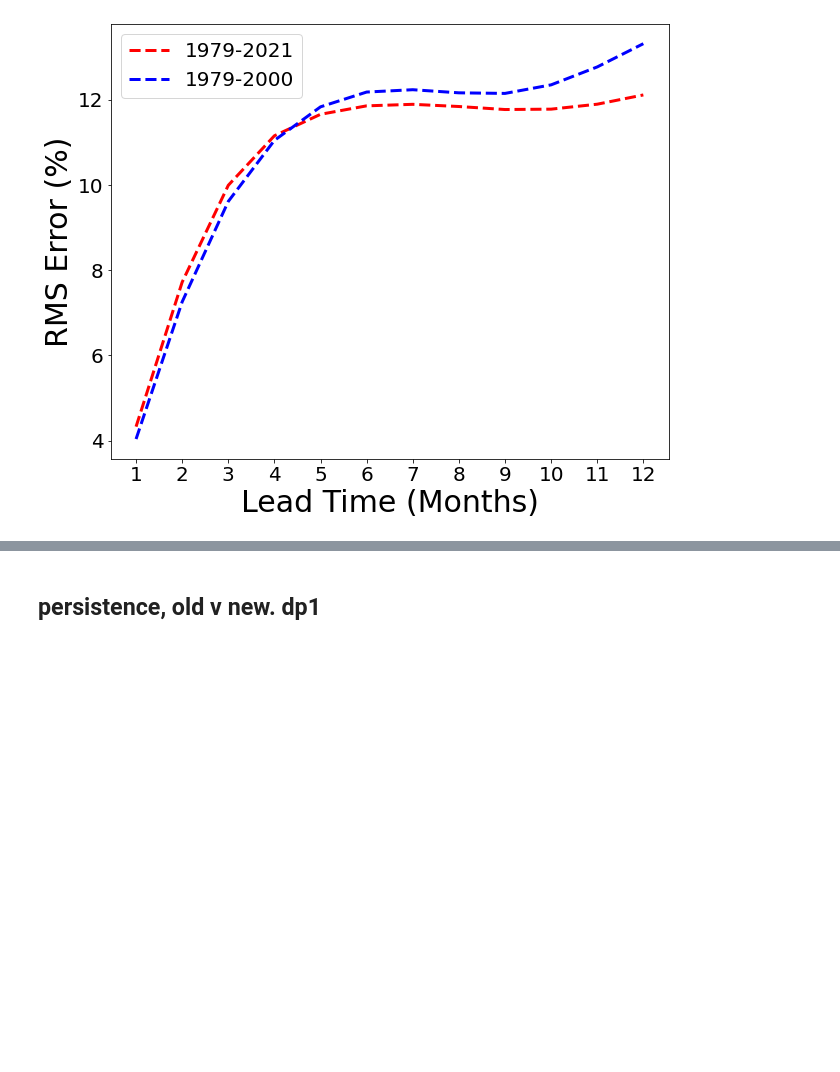
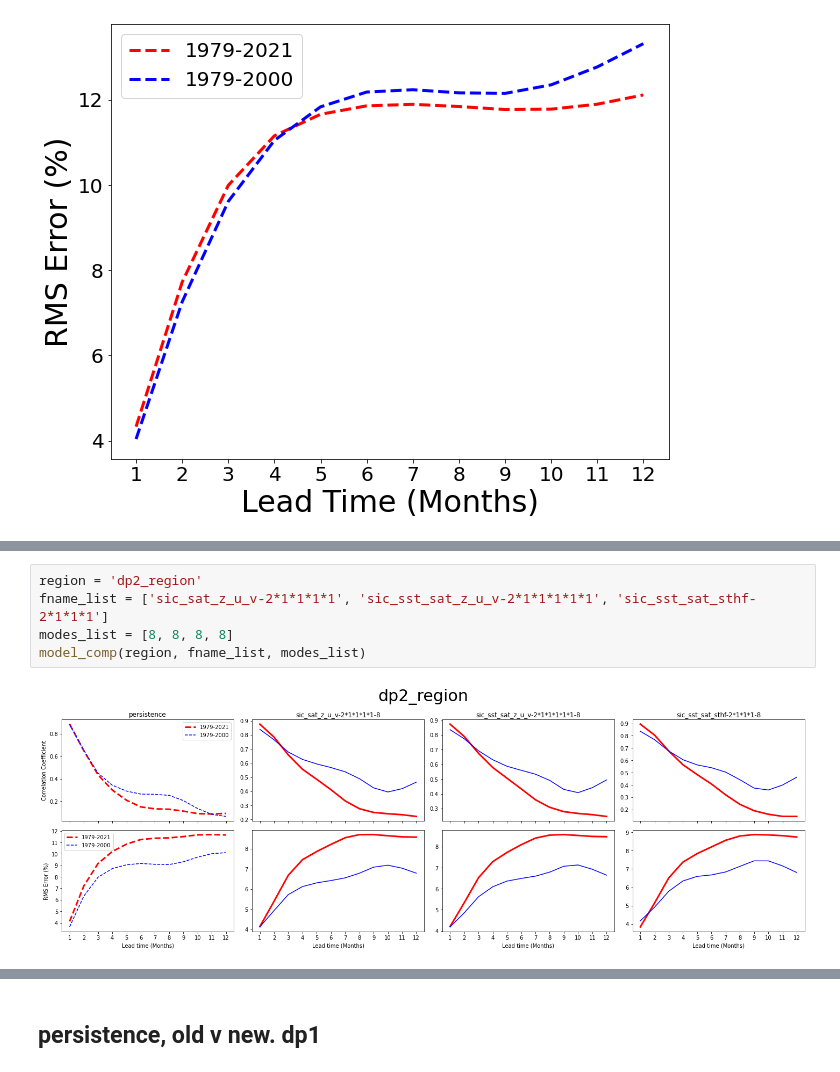
Before and after one commit to bernardw11/seaice_forecasts, a Jupyter notebook: new_model_findings.ipynb, the cells around one changed output, grey strips where cells are left out. Cells and saved outputs as stored; diff of their text form; blank space fills up the shorter version.

```diff
--- a/new_model_findings.ipynb
+++ b/new_model_findings.ipynb
@@ -185,0 +195,7 @@ Text(0.5, 42.00000000000006, 'Lead time (Months)')
+# %%
+region = 'dp2_region'
+fname_list = ['sic_sat_z_u_v-2*1*1*1*1', 'sic_sst_sat_z_u_v-2*1*1*1*1*1', 'sic_sst_sat_sthf-2*1*1*1']
+modes_list = [8, 8, 8, 8]
+model_comp(region, fname_list, modes_list)
+# %% [output]
+[figure, added]
```
Also changed, not shown: parts of 15 cells of this notebook, 6 other files.
